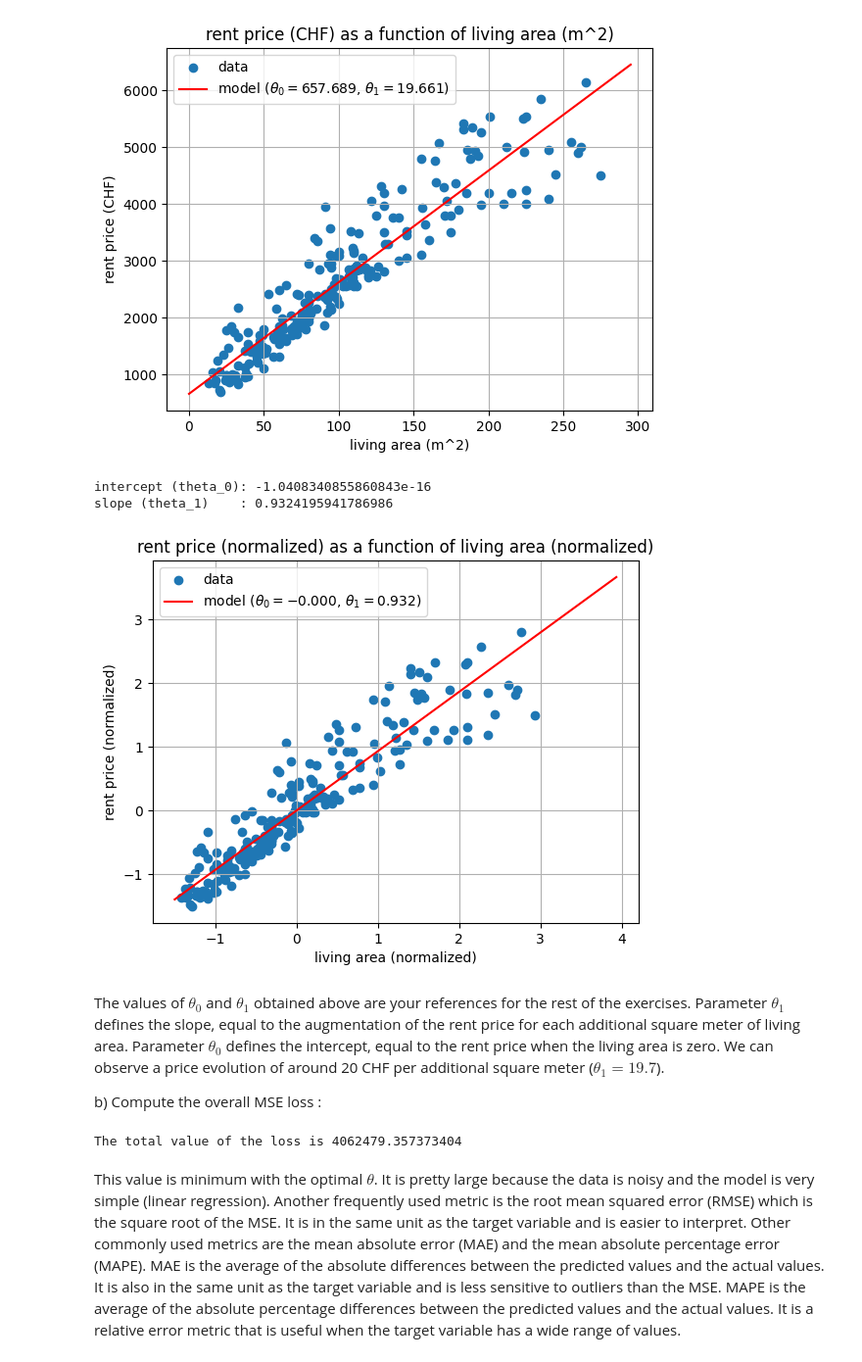
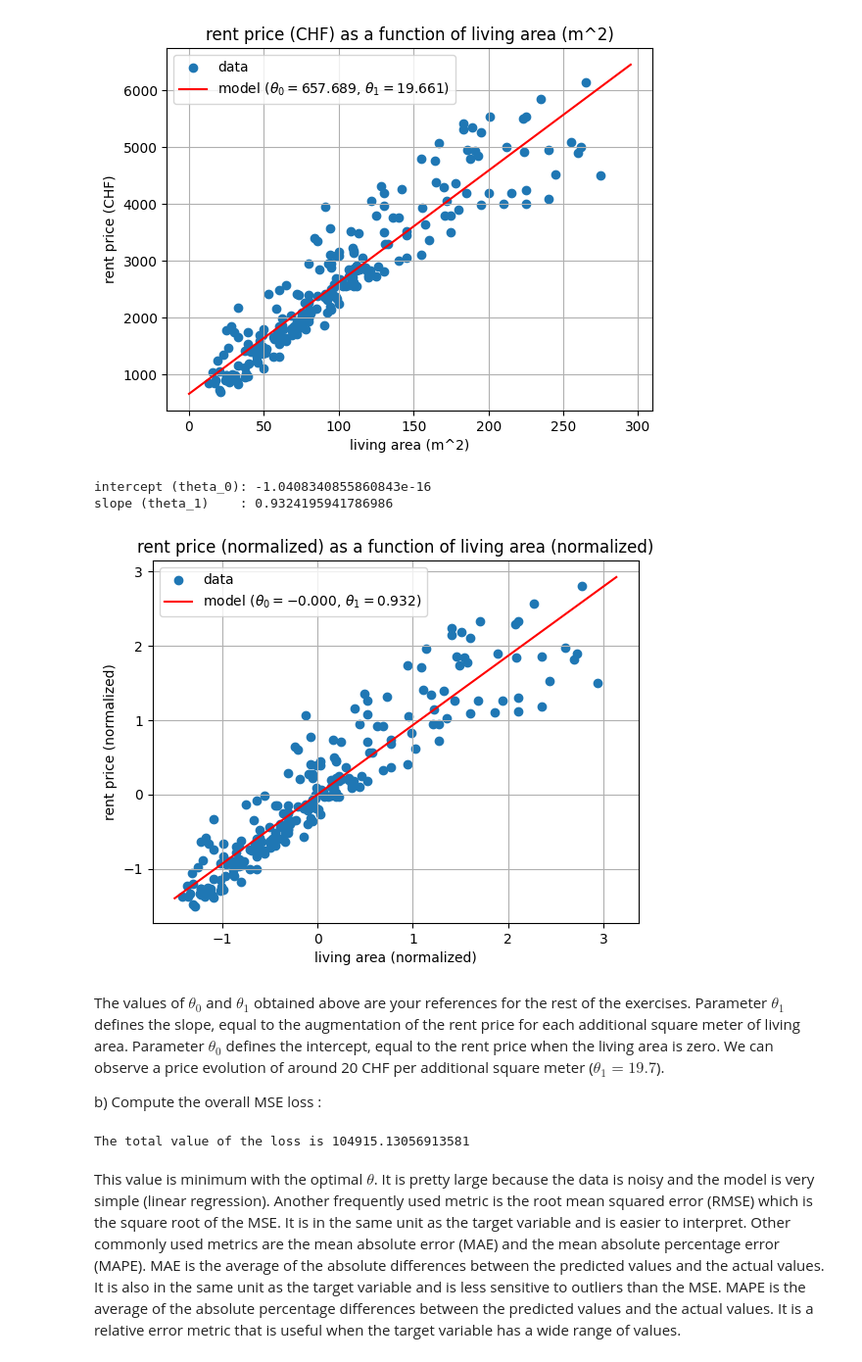
Before and after one commit to JakobFender/mse-deep-learning-cg, a Jupyter notebook: notebooks/final.ipynb, the cells around one changed output. Shown at 98% size. Saved outputs shown, nothing was run; the diff lists cells and outputs as text; code cells hidden in the pictures.

```diff
--- a/notebooks/final.ipynb
+++ b/notebooks/final.ipynb
@@ -669,30 +667,30 @@ slope (theta_1)    : 19.661179947454315
 [figure]
 # %%
 # see Eq. (3), (4) and (5) of the MPW2 pdf
-X = np.c_[np.ones(len(living_area_norm)), living_area_norm]
-y = rent_price_norm
-ne_theta_norm = inv(X.T @ X) @ X.T @ y
+X_norm = np.c_[np.ones(len(living_area_norm)), living_area_norm]
+y_norm = rent_price_norm
+ne_theta_norm = inv(X_norm.T @ X_norm) @ X_norm.T @ y_norm
 
 print("intercept (theta_0):", ne_theta_norm[0])  # should be around 658
 print("slope (theta_1)    :", ne_theta_norm[1])  # should be around 19.7
 
-x_curve = np.array(np.linspace(-1.5, np.max(X) + 1, 20))
+x_curve = np.array(np.linspace(-1.5, np.max(X_norm) + 0.2, 20))
 y_curve = ne_theta_norm[0] + ne_theta_norm[1] * x_curve
 
 plot_data_prediction(
     living_area_norm,
     rent_price_norm,
     x_curve,
     y_curve,
     x_title="living area (normalized)",
     y_title="rent price (normalized)",
     theta_0=ne_theta_norm[0],
     theta_1=ne_theta_norm[1],
 )
 # %% [output]
 intercept (theta_0): -1.0408340855860843e-16
 slope (theta_1)    : 0.9324195941786986
-[figure, old version]
+[figure, new version]
 # %% [markdown]
 The values of $\theta_0$ and $\theta_1$ obtained above are your references for the rest of the exercises.
 Parameter $\theta_1$ defines the slope, equal to the augmentation of the rent price for each additional square meter of living area. Parameter $\theta_0$ defines the intercept, equal to the rent price when the living area is zero. We can observe a price evolution of around 20 CHF per additional square meter ($\theta_1 = 19.7$).
@@ -708,7 +706,7 @@ y_hat = ne_theta[0] + ne_theta[1] * living_area
 J = mse_loss(y_hat, y)
 print("The total value of the loss is", J)  # should be around 105K
 # %% [output]
-The total value of the loss is 4062479.357373404
+The total value of the loss is 104915.13056913581
 # %% [markdown]
 This value is minimum with the optimal $\theta$. It is pretty large because the data is noisy and the model is very simple (linear regression). Another frequently used metric is the root mean squared error (RMSE) which is the square root of the MSE. It is in the same unit as the target variable and is easier to interpret. Other commonly used metrics are the mean absolute error (MAE) and the mean absolute percentage error (MAPE). MAE is the average of the absolute  differences between the predicted values and the actual values. It is also in the same unit as the target variable and is less sensitive to outliers than the MSE. MAPE is the average of the absolute percentage differences between the predicted values and the actual values. It is a relative error metric that is useful when the target variable has a wide range of values.
 # %%
```
Also changed, not shown: parts of 22 cells of this notebook.
